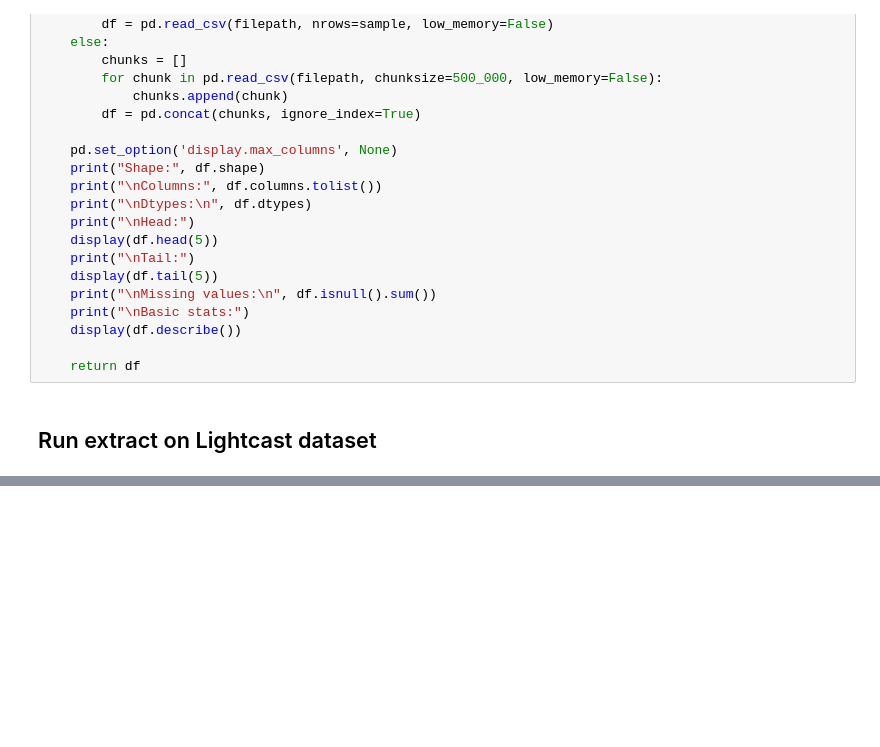
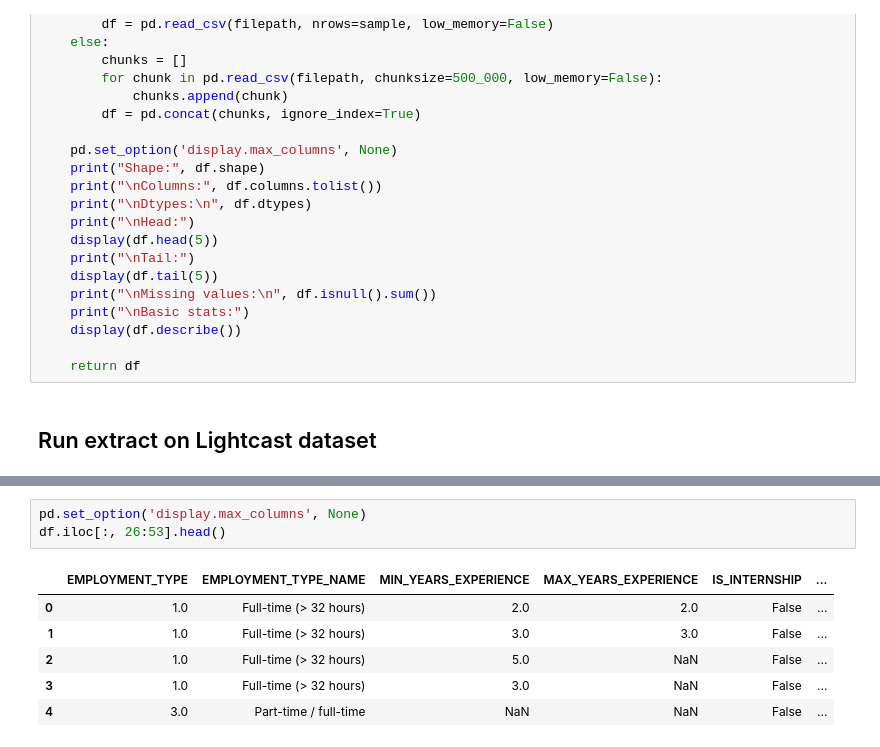
Before and after one commit to frjulie8-proj/repoad688-employability-sum26-groupB, a Jupyter notebook: etl/01_extract.ipynb, the cells around one changed output, grey strips where cells are left out. Saved outputs shown, nothing was run; the diff lists cells and outputs as text; blank space fills up the shorter version.

```diff
--- a/etl/01_extract.ipynb
+++ b/etl/01_extract.ipynb
@@ -90,0 +111,10 @@ Basic stats:
+# %%
+pd.set_option('display.max_columns', None)
+df.iloc[:, 26:53].head()
+# %% [output]
+|  | EMPLOYMENT_TYPE | EMPLOYMENT_TYPE_NAME | MIN_YEARS_EXPERIENCE | MAX_YEARS_EXPERIENCE | IS_INTERNSHIP | ... |
+| 0 | 1.0 | Full-time (> 32 hours) | 2.0 | 2.0 | False | ... |
+| 1 | 1.0 | Full-time (> 32 hours) | 3.0 | 3.0 | False | ... |
+| 2 | 1.0 | Full-time (> 32 hours) | 5.0 | NaN | False | ... |
+| 3 | 1.0 | Full-time (> 32 hours) | 3.0 | NaN | False | ... |
+| 4 | 3.0 | Part-time / full-time | NaN | NaN | False | ... |
```
Also changed, not shown: parts of 1 cell of this notebook, 3 other files.
